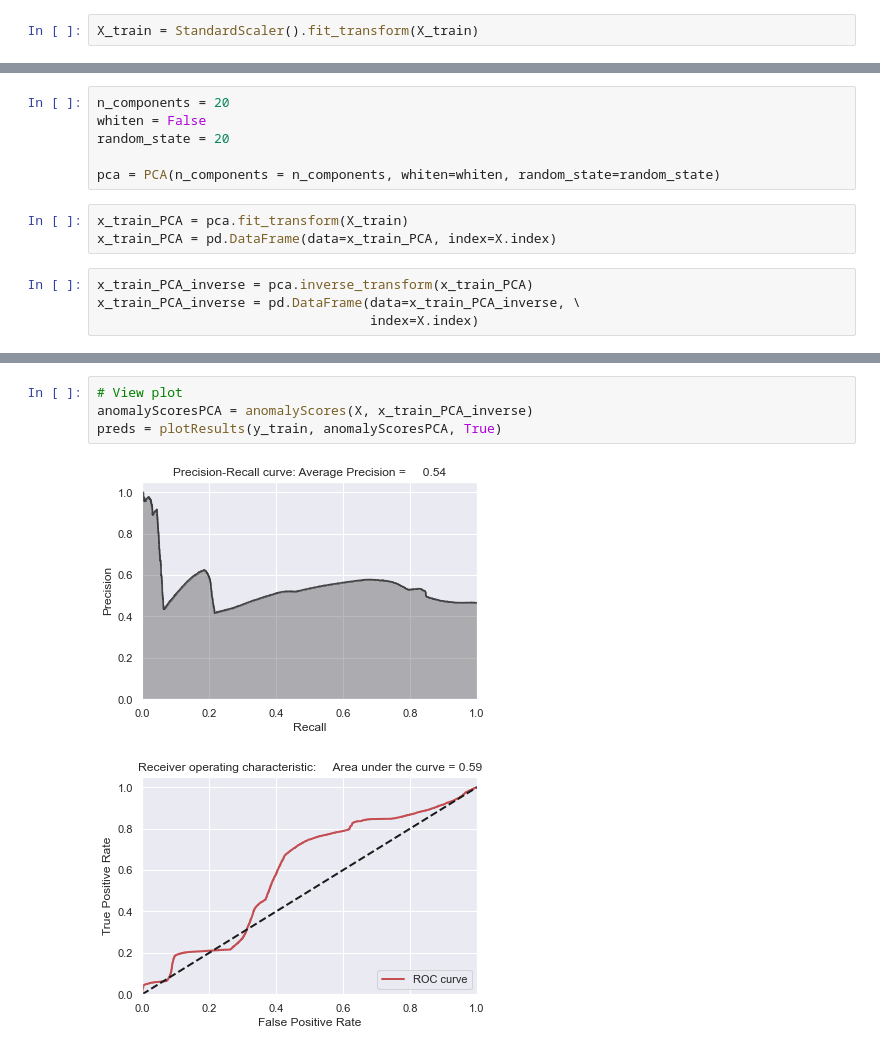
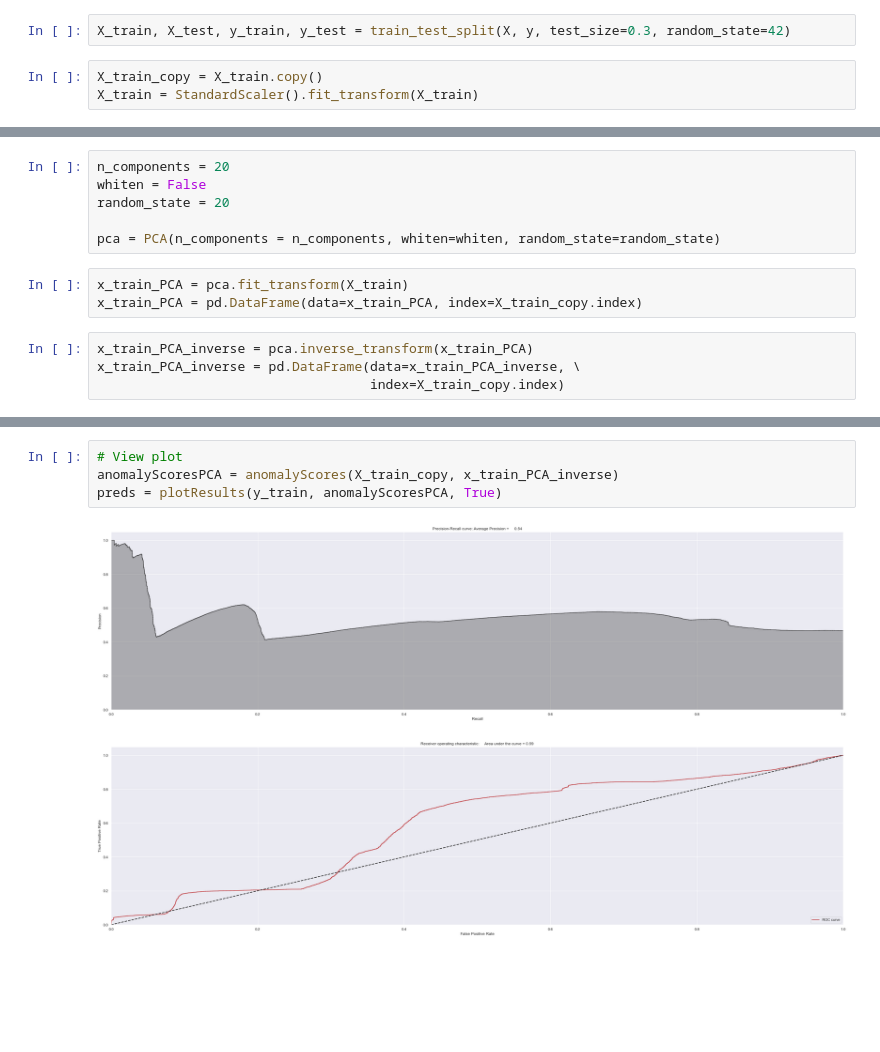
Before and after one commit to DouglasDL28/IDS, a Jupyter notebook: P2.ipynb, the cells around one changed output, grey strips where cells are left out. Saved outputs shown, nothing was run; the diff lists cells and outputs as text; blank space fills up the shorter version.

```diff
--- a/P2.ipynb
+++ b/P2.ipynb
@@ -287,4 +304,7 @@ X = train.drop(['class'], axis=1)
+# %%
+X_train, X_test, y_train, y_test = train_test_split(X, y, test_size=0.3, random_state=42)
 # %%
+X_train_copy = X_train.copy()
 X_train = StandardScaler().fit_transform(X_train)
 # %%
 x_test = pre_process_df(test)
@@ -401,11 +421,11 @@ random_state = 20
 pca = PCA(n_components = n_components, whiten=whiten, random_state=random_state)
 # %%
 x_train_PCA = pca.fit_transform(X_train)
-x_train_PCA = pd.DataFrame(data=x_train_PCA, index=X.index)
+x_train_PCA = pd.DataFrame(data=x_train_PCA, index=X_train_copy.index)
 # %%
 x_train_PCA_inverse = pca.inverse_transform(x_train_PCA)
 x_train_PCA_inverse = pd.DataFrame(data=x_train_PCA_inverse, \
-                                   index=X.index)
+                                   index=X_train_copy.index)
 # %%
 scatterPlot(x_train_PCA, y_train, "PCA")
 # %% [output]
@@ -413,7 +433,7 @@ scatterPlot(x_train_PCA, y_train, "PCA")
 # %%
 # View plot
-anomalyScoresPCA = anomalyScores(X, x_train_PCA_inverse)
+anomalyScoresPCA = anomalyScores(X_train_copy, x_train_PCA_inverse)
 preds = plotResults(y_train, anomalyScoresPCA, True)
 # %% [output]
-[figure, old version]
+[figure, new version]
-[figure, old version]
+[figure, new version]
```
Also changed, not shown: parts of 10 cells of this notebook.
